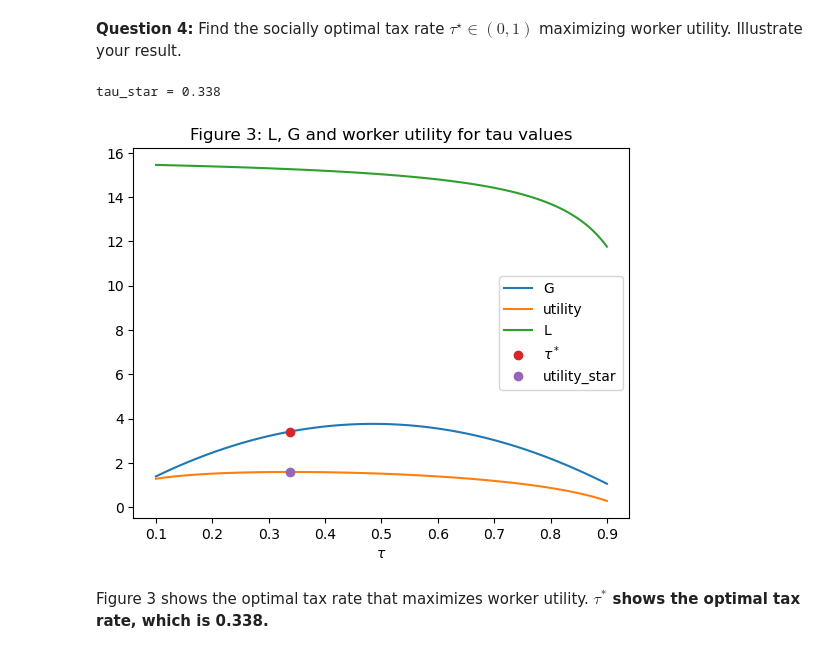
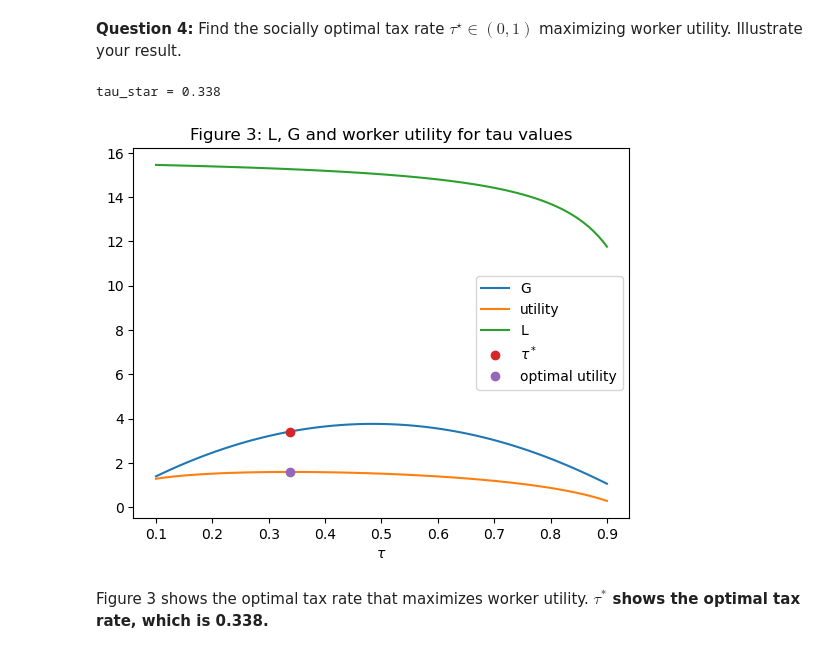
Before and after one commit to NumEconCopenhagen/projects-2023-hold-11, a Jupyter notebook: examproject/Exam-2023-notebook.ipynb, the cells around one changed output. Cells and saved outputs as stored; diff of their text form; code cells hidden in the pictures.

```diff
--- a/examproject/Exam-2023-notebook.ipynb
+++ b/examproject/Exam-2023-notebook.ipynb
@@ -184,26 +189,26 @@ In figure 2, we see labor supply is decreasing in the tax rate. Worker utility a
 # %%
 # maximize worker utility using scipy optimize.minimize
 
 objective_lambda_min = lambda tau: -objective_lambda(w,tau,alpha,kappa,nu)
 res = optimize.minimize_scalar(objective_lambda_min,method = 'bounded',bounds = (0,1))
 tau_star = res.x
 print(f'tau_star = {tau_star:.3f}')
 
 # plot optimal tau
 fig = plt.figure()
 ax = fig.add_subplot(1,1,1)
 ax.plot(tau_vec,G_func_lambda(w,tau_vec,alpha,kappa,nu), label = "G")
 ax.plot(tau_vec,objective_lambda(w,tau_vec,alpha,kappa,nu), label = "utility")
 ax.plot(tau_vec,L_star_func(w,tau_vec,alpha,kappa,nu), label = "L")
 ax.plot(tau_star,G_func_lambda(w,tau_star,alpha,kappa,nu),'o', label = r'$\tau^*$')
-ax.plot(tau_star,objective_lambda(w,tau_star,alpha,kappa,nu),'o', label = "utility_star")
+ax.plot(tau_star,objective_lambda(w,tau_star,alpha,kappa,nu),'o', label = "optimal utility")
 ax.set_xlabel(r'$\tau$')
 ax.set_title('Figure 3: L, G and worker utility for tau values')
 ax.legend()
 plt.show()
 # %% [output]
 tau_star = 0.338
-[figure, old version]
+[figure, new version]
 # %% [markdown]
 Figure 3 shows the optimal tax rate that maximizes worker utility. **$\tau^*$ shows the optimal tax rate, which is 0.338.**
 # %% [markdown]
```
Also changed, not shown: parts of 15 cells of this notebook, 2 other files.
